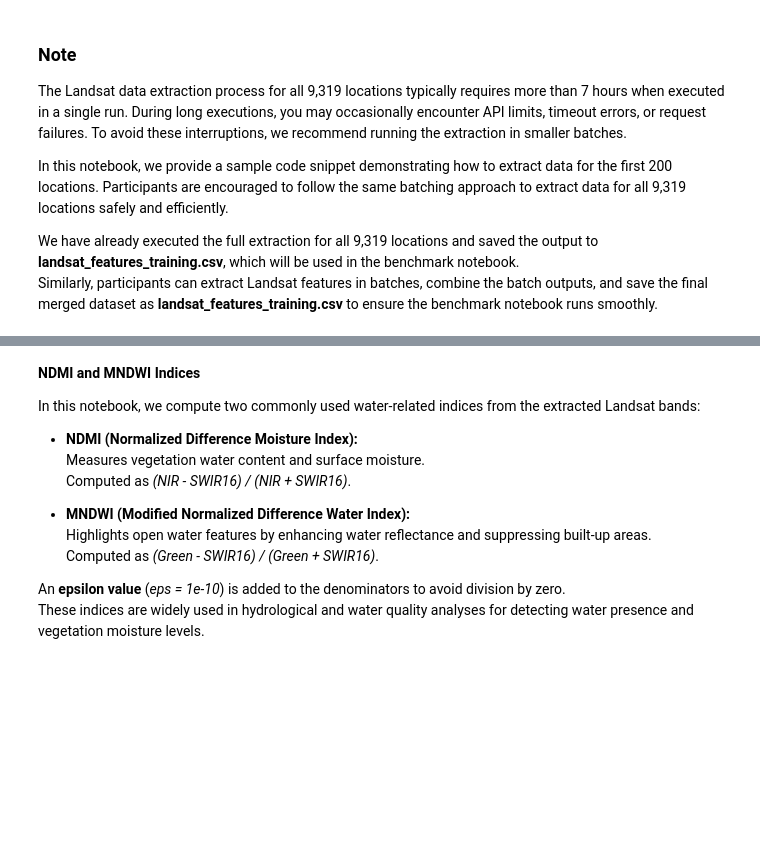
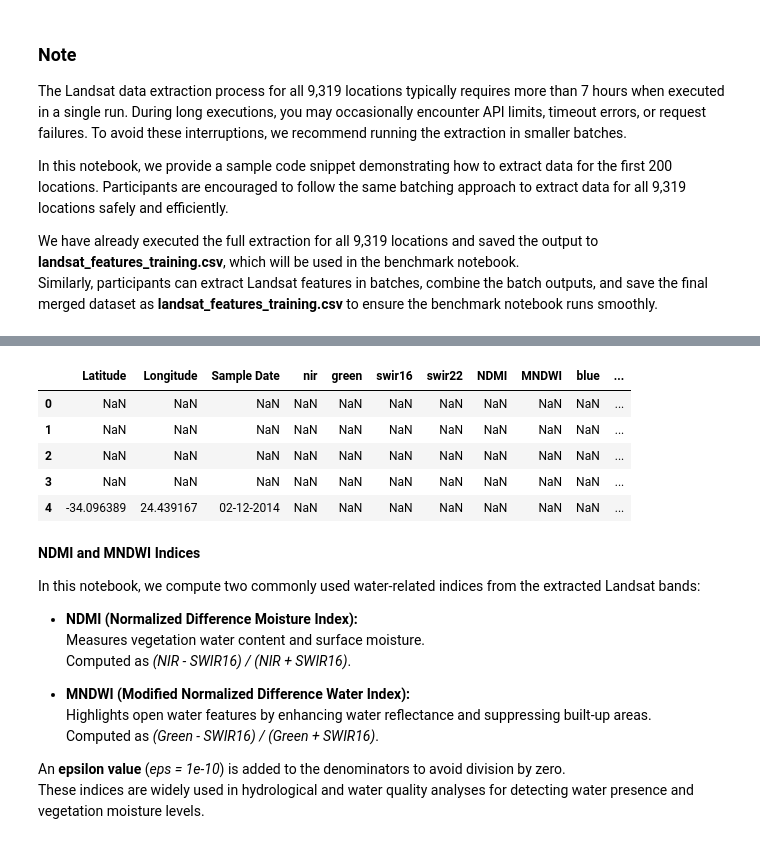
Before and after one commit to isaacdono/ey-hackathon, a Jupyter notebook: LANDSAT_DATA_EXTRACTION_NOTEBOOK_SNOWFLAKE.ipynb, the cells around one changed output, grey strips where cells are left out. Drawn from its saved outputs; the diff is of its cells as text; code cells hidden in the pictures; blank space fills up the shorter version.

Commit message:
wip: tentativa de extrair landsat

```diff
--- a/LANDSAT_DATA_EXTRACTION_NOTEBOOK_SNOWFLAKE.ipynb
+++ b/LANDSAT_DATA_EXTRACTION_NOTEBOOK_SNOWFLAKE.ipynb
@@ -90,7 +90,7 @@ def compute_Landsat_values(row, sleep_sec=0.5):
 
     items = search.item_collection()
 
-    NAN_RESULT = pd.Series({"blue": np.nan, "red": np.nan})
+    NAN_RESULT = pd.Series({"nir": np.nan, "green": np.nan, "swir16": np.nan, "swir22": np.nan, "blue": np.nan, "red": np.nan})
 
     if not items:
         return NAN_RESULT
@@ -104,20 +104,23 @@ def compute_Landsat_values(row, sleep_sec=0.5):
         )
         selected_item = pc.sign(items[0])
 
-        bands_of_interest = ["blue", "red"]
-        data = stac_load([selected_item], bands=bands_of_interest, bbox=bbox).isel(time=0)
+        # NOTE: Landsat C2 L2 uses "nir08" (not "nir") as the band name
+        bands_to_load = ["nir08", "green", "swir16", "swir22", "blue", "red"]
+        bands_output  = ["nir",   "green", "swir16", "swir22", "blue", "red"]
+        data = stac_load([selected_item], bands=bands_to_load, bbox=bbox).isel(time=0)
 
         medians = {}
-        for band in bands_of_interest:
-            val = float(data[band].astype("float").median(skipna=True).values)
-            medians[band] = val if val != 0 else np.nan
+        for load_name, out_name in zip(bands_to_load, bands_output):
+            val = float(data[load_name].astype("float").median(skipna=True).values)
+            medians[out_name] = val if val != 0 else np.nan
 
         return pd.Series(medians)
 
-    except Exception:
+    except Exception as e:
+        print(f"    ⚠️ Error for ({lat}, {lon}, {row['Sample Date']}): {e}")
         return NAN_RESULT
 # %% [markdown]
 ### Extracting features for the training dataset
 # %%
-Water_Quality_df=pd.read_csv('water_quality_training_dataset.csv')
+Water_Quality_df=pd.read_csv('water_quality_new_training_dataset.csv')
 display(Water_Quality_df.head())
@@ -125,0 +134,5 @@ Water_Quality_df.shape
+# %%
+# remover datas que sao antes de 2011-01-01 e depois de 2015-12-31
+Water_Quality_df['_date'] = pd.to_datetime(Water_Quality_df['Sample Date'], dayfirst=True, errors='coerce')
+Water_Quality_df = Water_Quality_df[(Water_Quality_df['_date'] >= '2011-01-01') & (Water_Quality_df['_date'] <= '2015-12-31')]
+Water_Quality_df = Water_Quality_df.drop(columns=['_date'])
@@ -133,14 +155,12 @@ In this notebook, we provide a sample code snippet demonstrating how to extract
 We have already executed the full extraction for all 9,319 locations and saved the output to **landsat_features_training.csv**, which will be used in the benchmark notebook.
 Similarly, participants can extract Landsat features in batches, combine the batch outputs, and save the final merged dataset as **landsat_features_training.csv** to ensure the benchmark notebook runs smoothly.
 # %%
-Water_Quality_df  = pd.read_csv('water_quality_training_dataset.csv')
-
 chunksize         = 200
 sleep_between     = 2
-output_path       = "landsat_new_features_training.csv"
-tmp_path          = "/tmp/landsat_new_features_training.csv"
-progress_path     = "landsat_train_progress.txt"
-tmp_progress_path = "/tmp/landsat_train_progress.txt"
+output_path       = "landsat_new_features_training2.csv"
+tmp_path          = "/tmp/landsat_new_features_training2.csv"
+progress_path     = "landsat_train_progress2.txt"
+tmp_progress_path = "/tmp/landsat_train_progress2.txt"
 
 # ── Resume: read how many rows were already confirmed saved ─────────────────
 if os.path.exists(progress_path):
@@ -188,8 +208,8 @@ else:
 
             print(f"   💾 {len(partial)} rows saved | progress: {confirmed}")
 
-            session.sql(f"PUT file://{tmp_path} 'snow://workspace/USER$.PUBLIC.\"ey-hackathon\"/versions/live/' AUTO_COMPRESS=FALSE OVERWRITE=TRUE").collect()
-            session.sql(f"PUT file://{tmp_progress_path} 'snow://workspace/USER$.PUBLIC.\"ey-hackathon\"/versions/live/' AUTO_COMPRESS=FALSE OVERWRITE=TRUE").collect()
+            # session.sql(f"PUT file://{tmp_path} 'snow://workspace/USER$.PUBLIC.\"ey-hackathon\"/versions/live/' AUTO_COMPRESS=FALSE OVERWRITE=TRUE").collect()
+            # session.sql(f"PUT file://{tmp_progress_path} 'snow://workspace/USER$.PUBLIC.\"ey-hackathon\"/versions/live/' AUTO_COMPRESS=FALSE OVERWRITE=TRUE").collect()
             print(f"   ☁️  Snowflake updated (batch {batch_num}/{total_batches})")
 
         except Exception as e:
@@ -206,3 +242,12 @@ else:
+# %%
+landsat_train_features.head()
+# %% [output]
+|  | Latitude | Longitude | Sample Date | nir | green | swir16 | swir22 | NDMI | MNDWI | blue | ... |
+| 0 | NaN | NaN | NaN | NaN | NaN | NaN | NaN | NaN | NaN | NaN | ... |
+| 1 | NaN | NaN | NaN | NaN | NaN | NaN | NaN | NaN | NaN | NaN | ... |
+| 2 | NaN | NaN | NaN | NaN | NaN | NaN | NaN | NaN | NaN | NaN | ... |
+| 3 | NaN | NaN | NaN | NaN | NaN | NaN | NaN | NaN | NaN | NaN | ... |
+| 4 | -34.096389 | 24.439167 | 02-12-2014 | NaN | NaN | NaN | NaN | NaN | NaN | NaN | ... |
 # %% [markdown]
 **NDMI and MNDWI Indices**
 
```
Also changed, not shown: parts of 10 cells of this notebook, 2 other files.
